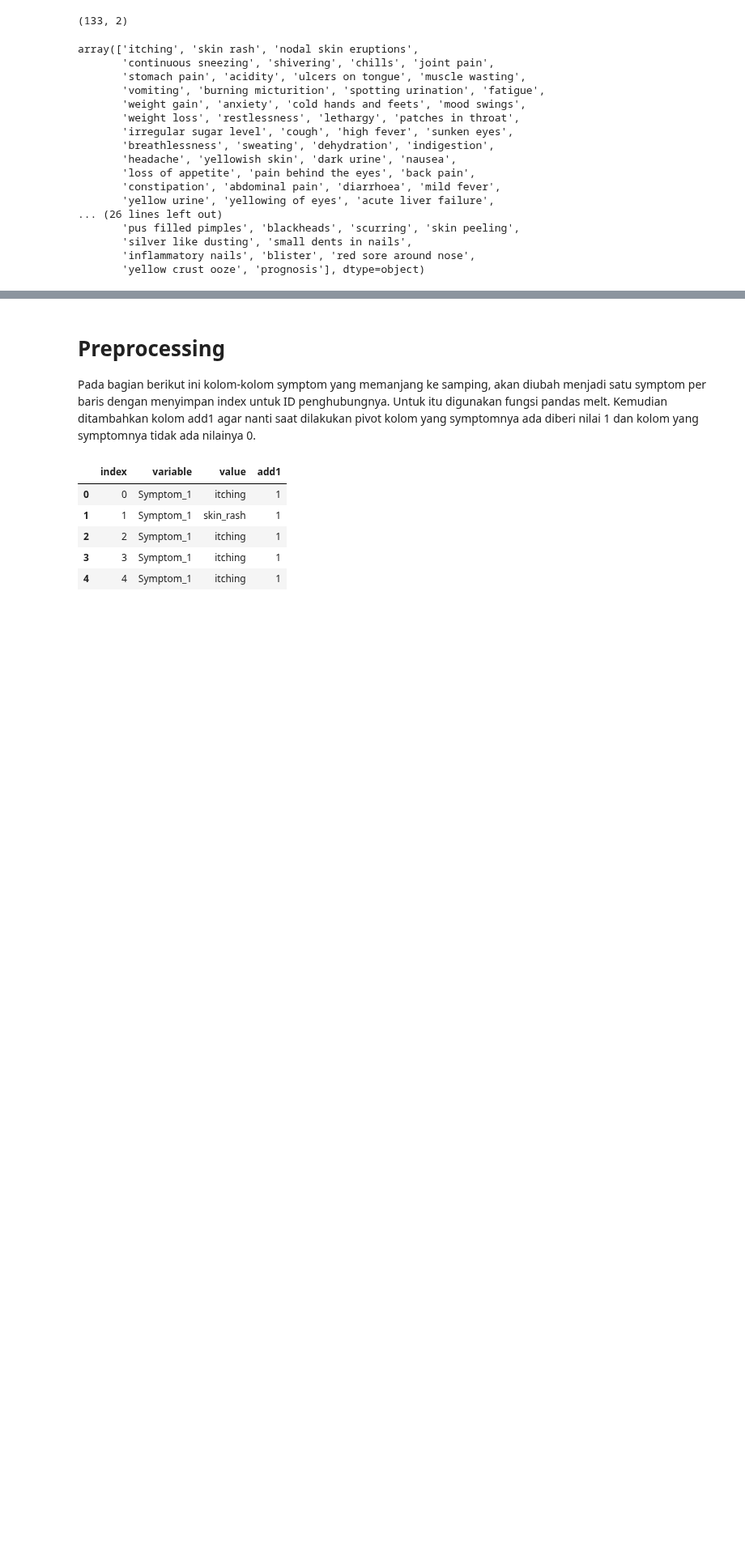
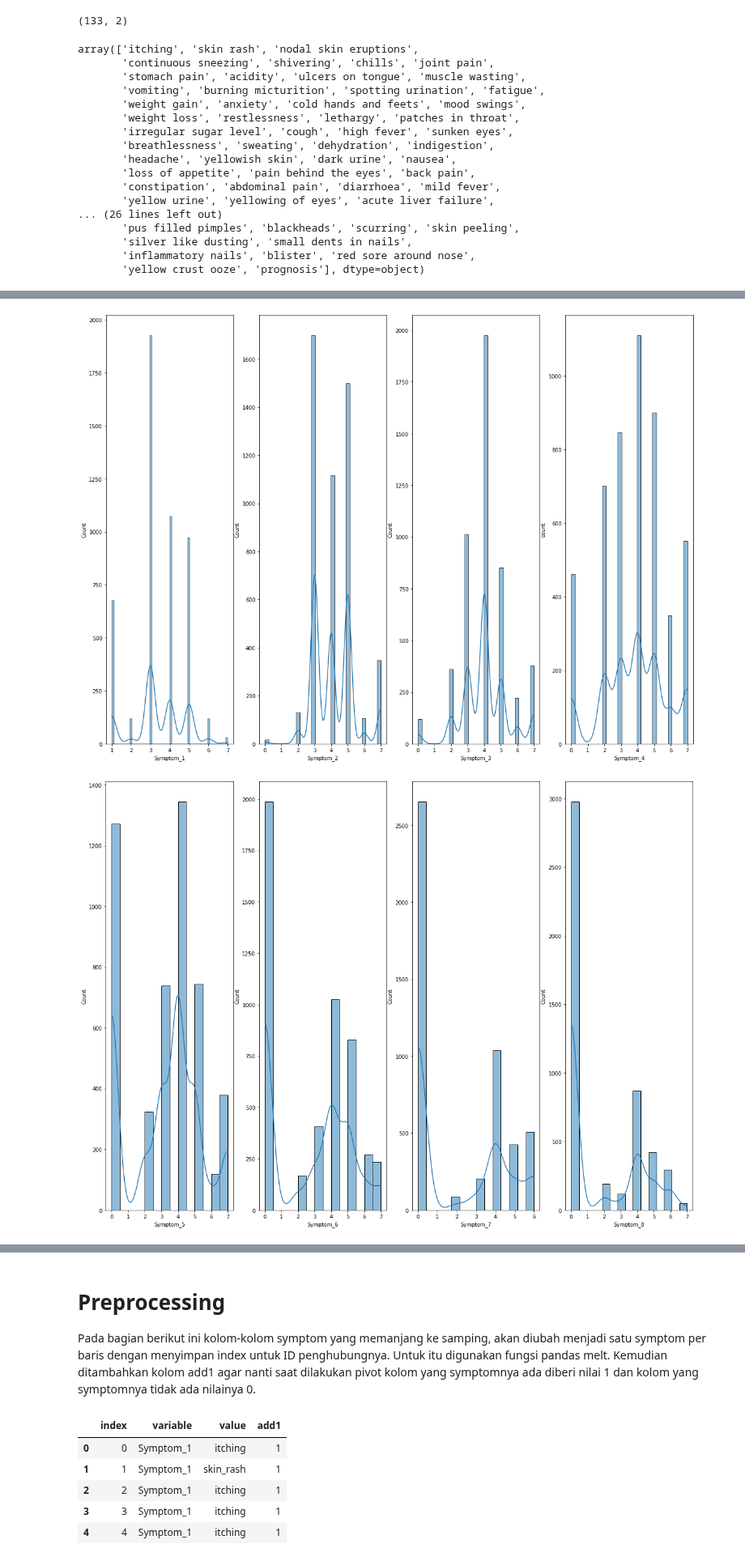
Before and after one commit to meidianarahmawati/mlt2hc7, a Jupyter notebook: Final Project.ipynb, the cells around one changed output, grey strips where cells are left out. Shown at 81% size. Drawn from its saved outputs; the diff is of its cells as text; code cells hidden in the pictures; blank space fills up the shorter version.

```diff
--- a/Final Project.ipynb
+++ b/Final Project.ipynb
@@ -295,0 +362,11 @@ array(['itching', 'skin rash', 'nodal skin eruptions',
+# %%
+#penggantian symptom dengan level gejala dari Symptom_severity.csv
+df_severity = sever
+vals = df_vis2.values
+symptoms = df_severity['Symptom'].unique()
+
+for i in range(len(symptoms)):
+    vals[vals == symptoms[i]] = df_severity[df_severity['Symptom'] == symptoms[i]]['weight'].values[0]
+# %%
+df_vis3 = pd.DataFrame(vals, columns=cols)
+df_vis3.head()
@@ -295,0 +380,6 @@ array(['itching', 'skin rash', 'nodal skin eruptions',
+# %%
+#pemberian nilai 0 terhadap 3 gejala dischromic  patches,  spotting  urination, foul smell of urine karena gejala tidak berpengaruh pada penyakit
+df_vis3 = df_vis3.replace('dischromic  patches', 0)
+df_vis3 = df_vis3.replace('spotting  urination', 0)
+df_vis3 = df_vis3.replace('foul smell of urine', 0)
+df_vis3
@@ -295,0 +402,38 @@ array(['itching', 'skin rash', 'nodal skin eruptions',
+# %%
+sym = 'Symptom_'
+fig, axes = plt.subplots(1,4,figsize=(20,15))
+for i in range(0,4):
+    j = i+ 1
+    sym = sym + str(j)
+    sns.histplot(df_vis3[sym],kde=True, ax=axes[i])
+    sym = 'Symptom_'
+
+plt.ylabel('count')
+plt.show()
+
+sym = 'Symptom_'
+fig, axes = plt.subplots(1,4,figsize=(20,15))
+for i in range(0,4):
+    j = i+ 5
+    sym = sym + str(j)
+    sns.histplot(df_vis3[sym],kde=True, ax=axes[i])
+    sym = 'Symptom_'
+
+sym = 'Symptom_'
+fig, axes = plt.subplots(1,4,figsize=(20,15))
+for i in range(0,4):
+    j = i+ 9
+    sym = sym + str(j)
+    sns.histplot(df_vis3[sym],kde=True, ax=axes[i])
+    sym = 'Symptom_'
+
+sym = 'Symptom_'
+fig, axes = plt.subplots(1,5,figsize=(20,15))
+for i in range(0,5):
+    j = i+ 13
+    sym = sym + str(j)
+    sns.histplot(df_vis3[sym],kde=True, ax=axes[i])
+    sym = 'Symptom_'
+# %% [output]
+[figure, added]
+[figure, added]
```
Also changed, not shown: parts of 12 cells of this notebook.
